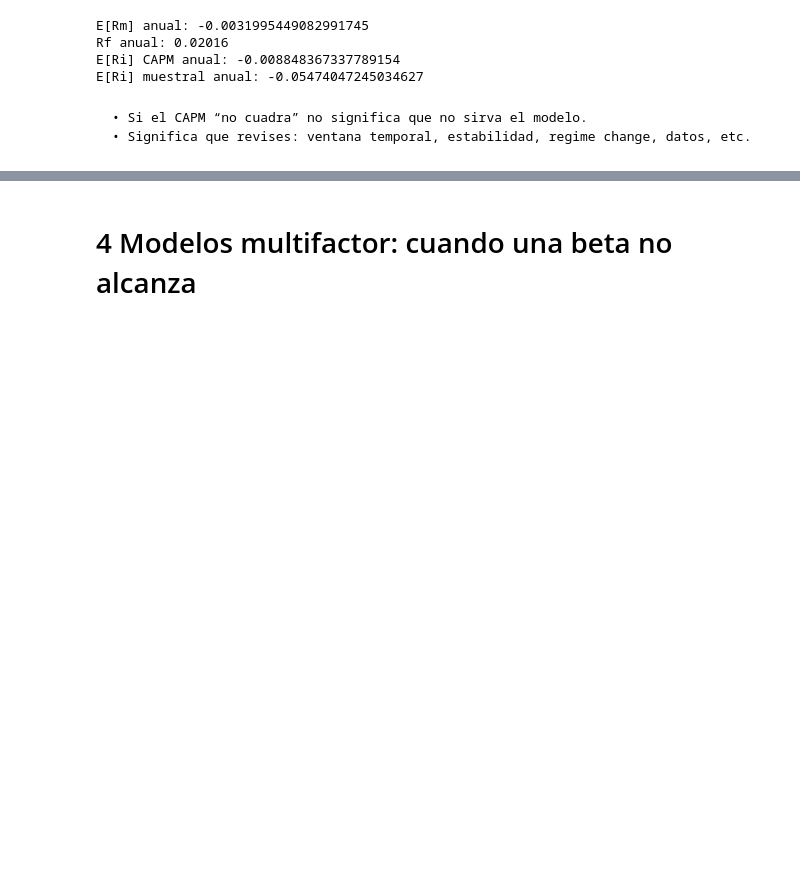
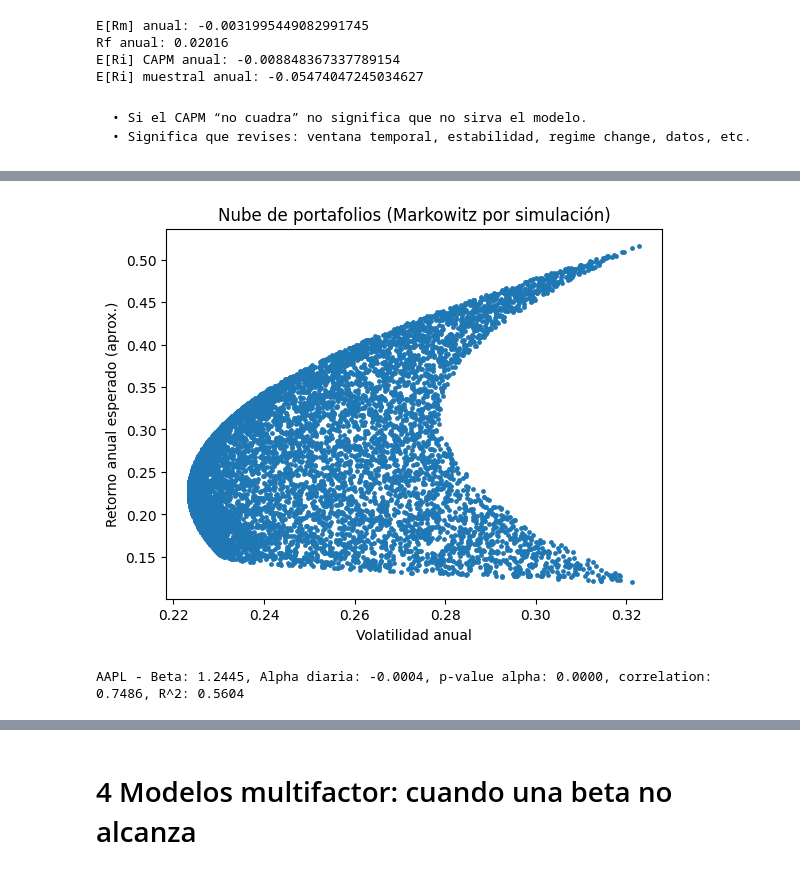
Before and after one commit to ferdlpz/Finanzas-Python, a Jupyter notebook: Modelos de valuacion de activos/Clase_Asset_Pricing.ipynb, the cells around one changed output, grey strips where cells are left out. Saved outputs shown, nothing was run; the diff lists cells and outputs as text; code cells hidden in the pictures; blank space fills up the shorter version.

Commit message:
update CAPM beta calculation

```diff
--- a/Modelos de valuacion de activos/Clase_Asset_Pricing.ipynb
+++ b/Modelos de valuacion de activos/Clase_Asset_Pricing.ipynb
@@ -223,0 +229,15 @@ E[Ri] muestral anual: -0.05474047245034627
+# %%
+import yfinance as yf
+
+tickers = ["AAPL", "MSFT", "GOOGL"]
+data = yf.download(tickers, start="2025-01-01", end="2025-12-31", progress=False)["Close"]
+rets = to_returns(data)
+print(rets.head(3))
+
+weights = np.array([1/3, 1/3, 1/3])
+port = rets @ weights
+print()
+print(f"Vol anual {tickers[0]}:", annualize_vol(rets[tickers[0]]))
+print(f"Vol anual {tickers[1]}:", annualize_vol(rets[tickers[1]]))
+print(f"Vol anual {tickers[2]}:", annualize_vol(rets[tickers[2]]))
+print(f"Vol anual Port(1/3):", annualize_vol(port))
@@ -223,0 +255,12 @@ E[Ri] muestral anual: -0.05474047245034627
+# %%
+W = random_weights(3, n_portfolios=8000)
+mu_a, vol_a = portfolio_stats(rets, W)
+
+plt.figure()
+plt.scatter(vol_a, mu_a, s=6)
+plt.xlabel("Volatilidad anual")
+plt.ylabel("Retorno anual esperado (aprox.)")
+plt.title("Portafolios (Markowitz por simulación)")
+plt.show()
+# %% [output]
+[figure, added]
@@ -223,0 +271,15 @@ E[Ri] muestral anual: -0.05474047245034627
+# %%
+from scipy.stats import linregress
+
+returns_benchmark = rets["SPY"].values
+slope, intercept, r_value, p_value, std_err  = linregress(returns_benchmark, rets["AAPL"].values)
+alpha = np.round(intercept, 4)
+beta = np.round(slope, 4)
+null_hypothesis = p_value > 0.05 # p_value < 0.05 --> reject null hypothesis
+r_squared = np.round(r_value**2, 4)
+correlation = r_value
+predictor_linreg = alpha + beta*returns_benchmark
+
+print(f"AAPL - Beta: {beta}, Alpha diaria: {alpha}, p-value alpha: {p_value:.4f}, correlation: {correlation:.4f}, R^2: {r_squared:.4f}")
+# %% [output]
+AAPL - Beta: 1.2445, Alpha diaria: -0.0004, p-value alpha: 0.0000, correlation: 0.7486, R^2: 0.5604
```
Also changed, not shown: parts of 11 cells of this notebook.
